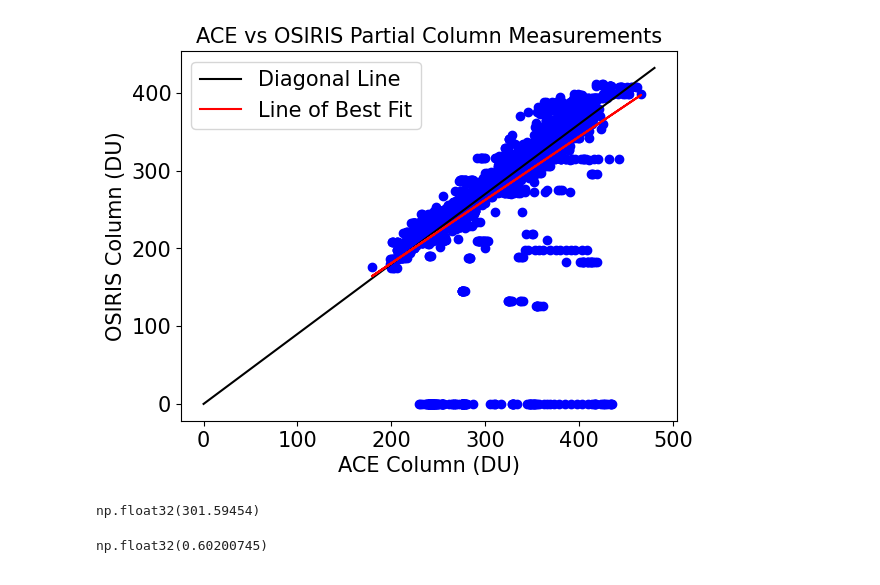
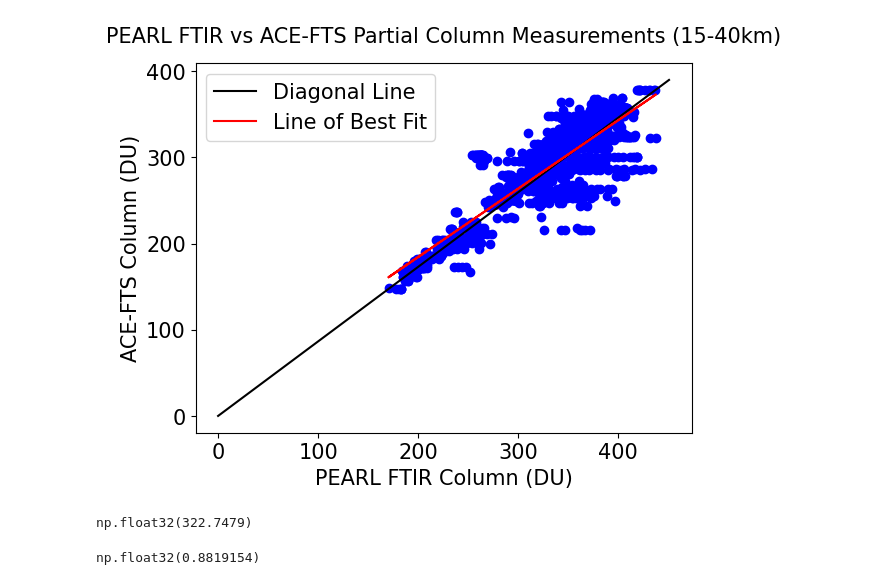
Before and after one commit to Sallamsaka/ozone-measurement-comparison, a Jupyter notebook: Column Comparisons/pearl_ftir ace-fts column comparisons.ipynb, the cells around one changed output. Saved outputs shown, nothing was run; the diff lists cells and outputs as text; code cells hidden in the pictures.

```diff
--- a/Column Comparisons/pearl_ftir ace-fts column comparisons.ipynb
+++ b/Column Comparisons/pearl_ftir ace-fts column comparisons.ipynb
@@ -64,9 +64,9 @@ import OSIRIS_helper as OSIRIS
 import PEARL_FTIR_helper as PEARL
 # %%
-daO = OSIRIS.get_column_DU(ALT_MIN, ALT_MAX)
+daA = ACE.get_column_DU(ALT_MIN, ALT_MAX)
 daP = PEARL.get_column_DU(ALT_MIN, ALT_MAX)
 # %%
-daO = process_dataarray(daO)
+daA = process_dataarray(daA)
 daP = process_dataarray(daP)
 # %%
 cluster = LocalCluster(
@@ -104,5 +106,5 @@ gc.collect()
 # %%
-tO_ns = tO_filtered.astype(np.int64)
+tA_ns = tA_filtered.astype(np.int64)
 tP_ns = tP.astype(np.int64)
 TIME_TOL_ns = TIME_TOL.astype(np.int64)
 
@@ -110,11 +112,11 @@ MAX_DIST_RAD = MAX_DIST_KM / EARTH_RADIUS_KM
 
 processed_pairs = 0
 o3P_coincidences = []
-o3O_coincidences = []
+o3A_coincidences = []
 days_of_year = []
 
-time_bins = np.arange(tO_ns.min(), tO_ns.max() + 1, TIME_TOL_ns)
-bin_indices = np.digitize(tO_ns, time_bins)
+time_bins = np.arange(tA_ns.min(), tA_ns.max() + 1, TIME_TOL_ns)
+bin_indices = np.digitize(tA_ns, time_bins)
 
 max_bin = len(time_bins) + 1
 time_binned_arrays = [np.array([], dtype=np.int64) for _ in range(max_bin + 1)]
@@ -136,15 +138,15 @@ for s_idx, (s_time, s_lat, s_lon) in enumerate(zip(tP_ns, latP, lonP)):
     if candidate_indices.size == 0:
         continue
 
-    time_diffs = np.abs(tO_ns[candidate_indices] - s_time)
+    time_diffs = np.abs(tA_ns[candidate_indices] - s_time)
     time_mask = time_diffs <= TIME_TOL_ns
 
     if not np.any(time_mask):
         continue
 
     time_valid_indices = candidate_indices[time_mask]
-    candidate_lats = latO_filtered[time_valid_indices]
-    candidate_lons = lonO_filtered[time_valid_indices]
+    candidate_lats = latA_filtered[time_valid_indices]
+    candidate_lons = lonA_filtered[time_valid_indices]
 
     dists = haversine_vectorized(s_lat, s_lon, candidate_lats, candidate_lons)
     min_idx = np.argmin(dists)
@@ -152,11 +154,11 @@ for s_idx, (s_time, s_lat, s_lon) in enumerate(zip(tP_ns, latP, lonP)):
 
     if min_dist <= MAX_DIST_KM:
         best_L_idx = time_valid_indices[min_idx]
-        o3O_coincidences.append(o3O_arr_filtered[best_L_idx])
+        o3A_coincidences.append(o3A_arr_filtered[best_L_idx])
         o3P_coincidences.append(o3P_arr[s_idx])
         processed_pairs += 1
 
-        dt = tO_ns[best_L_idx]
+        dt = tA_ns[best_L_idx]
         dt = dt.astype('datetime64[ns]')
         day_of_year = ((dt - dt.astype('datetime64[Y]'))   // np.timedelta64(1, 'D')) + 1
 
@@ -165,6 +167,6 @@ for s_idx, (s_time, s_lat, s_lon) in enumerate(zip(tP_ns, latP, lonP)):
             print(f"Found {processed_pairs} pairs at PEARL FTIR point {s_idx}...")
 
 o3P_coincidences = np.vstack(o3P_coincidences)
-o3O_coincidences = np.vstack(o3O_coincidences)
+o3A_coincidences = np.vstack(o3A_coincidences)
 print(f"Total coincidences found: {processed_pairs}")
 # %% [output]
@@ -176,6 +176,6 @@ Total coincidences found: 3617
 # %%
 # o3S_coincidences[o3S_coincidences == 0] = np.nan
 # o3L_coincidences[o3L_coincidences == 0] = np.nan
-o3O_coincidences[o3O_coincidences == np.float32("inf")] = np.nan
+o3A_coincidences[o3A_coincidences == np.float32("inf")] = np.nan
 o3P_coincidences[o3P_coincidences == np.float32("inf")] = np.nan
 # %%
@@ -209,26 +215,29 @@ fig.savefig(title + "(15-40km)", bbox_inches="tight")
 # %%
-plt.scatter(o3P_coincidences, o3O_coincidences, color = "blue")
+plt.scatter(o3P_coincidences, o3A_coincidences, color = "blue")
 plt.xlabel("PEARL FTIR Column (DU)")
-plt.ylabel("OSIRIS Column (DU)")
-plt.title("PEARL FTIR vs OSIRIS Partial Column Measurements", fontdict = {'fontsize': 15})
+plt.ylabel("ACE-FTS Column (DU)")
+if ALT_MIN == 0.5 and ALT_MAX == 64.5:
+    plt.title("PEARL FTIR vs ACE-FTS Total Column Measurements", fontdict = {'fontsize': 15}, pad=15)
+else:
+    plt.title("PEARL FTIR vs ACE-FTS Partial Column Measurements" + f" ({int(ALT_MIN - 0.5)}-{int(ALT_MAX + 0.5)}km)", fontdict = {'fontsize': 15}, pad=15)
 xlims = plt.xlim()
 ylims = plt.ylim()
 plt.plot([0, xlims[1]], [0, ylims[1]], color = "black", label = "Diagonal Line")
 
-mask = np.isfinite(o3O_coincidences) & np.isfinite(o3P_coincidences)
-o3L_coincidences_nonan = o3O_coincidences[mask]
+mask = np.isfinite(o3A_coincidences) & np.isfinite(o3P_coincidences)
+o3L_coincidences_nonan = o3A_coincidences[mask]
 o3S_coincidences_nonan = o3P_coincidences[mask]
 
 slope, intercept = np.polyfit(o3S_coincidences_nonan, o3L_coincidences_nonan, 1)
 line = slope * o3P_coincidences + intercept
 plt.plot(o3P_coincidences, line, color = "red", label = "Line of Best Fit")
 plt.legend()
 
 fig = plt.gcf()
 axes = plt.gca()
 
 title = axes.get_title()
-fig.savefig(title + "(15-40km)", bbox_inches="tight")
+fig.savefig(title, bbox_inches="tight")
 # %% [output]
-[figure, old version]
+[figure, new version]
 # %%
@@ -242,9 +251,9 @@ S_minus_mean = (o3P_coincidences - o3S_mean)
 # %%
-o3S_mean
+o3P_mean
 # %% [output]
-np.float32(301.59454)
+np.float32(322.7479)
 # %%
-summing = np.nansum((L_minus_mean / o3L_std) * (S_minus_mean / o3S_std)) / (len(L_minus_mean) - 1)
+summing = np.nansum((L_minus_mean / o3A_std) * (S_minus_mean / o3P_std)) / (len(L_minus_mean) - 1)
 summing
 # %% [output]
-np.float32(0.60200745)
+np.float32(0.8819154)
```
Also changed, not shown: parts of 9 cells of this notebook, 19 other files.
